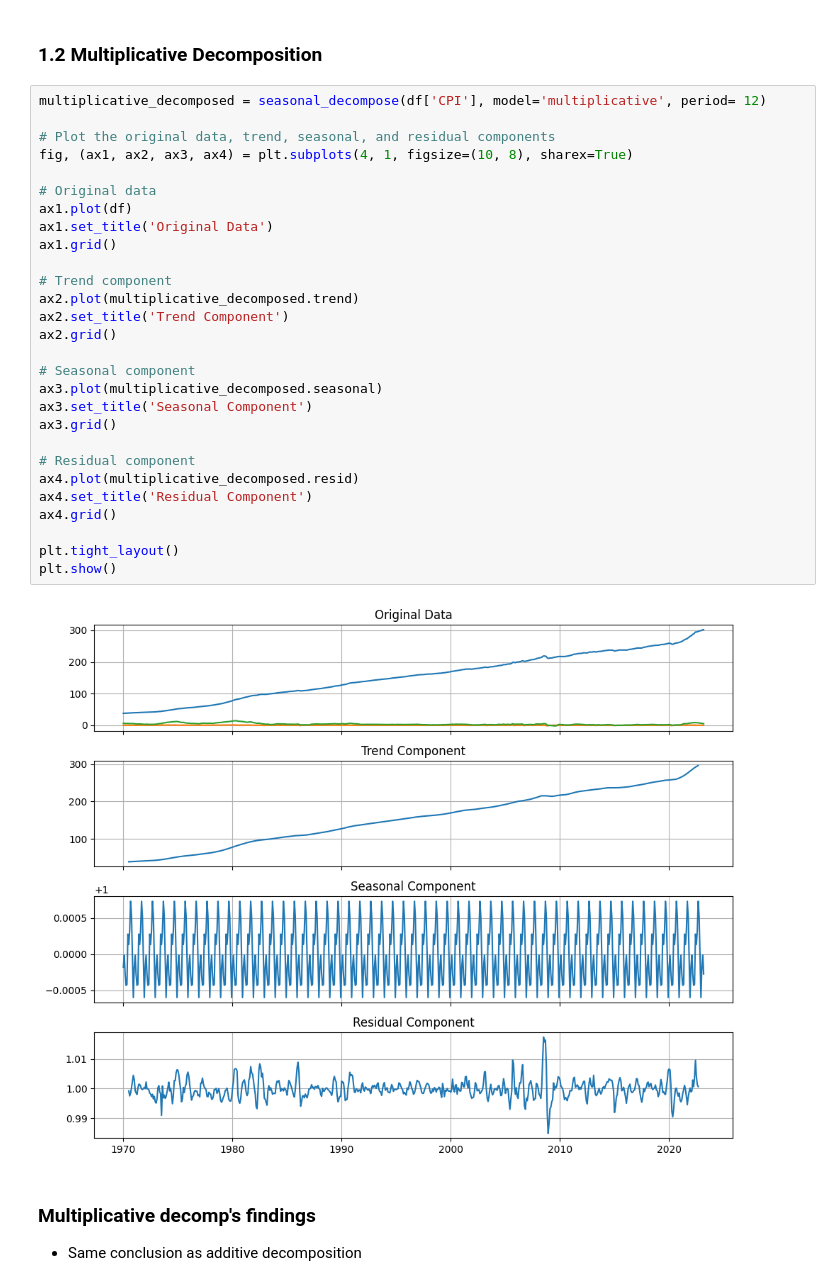
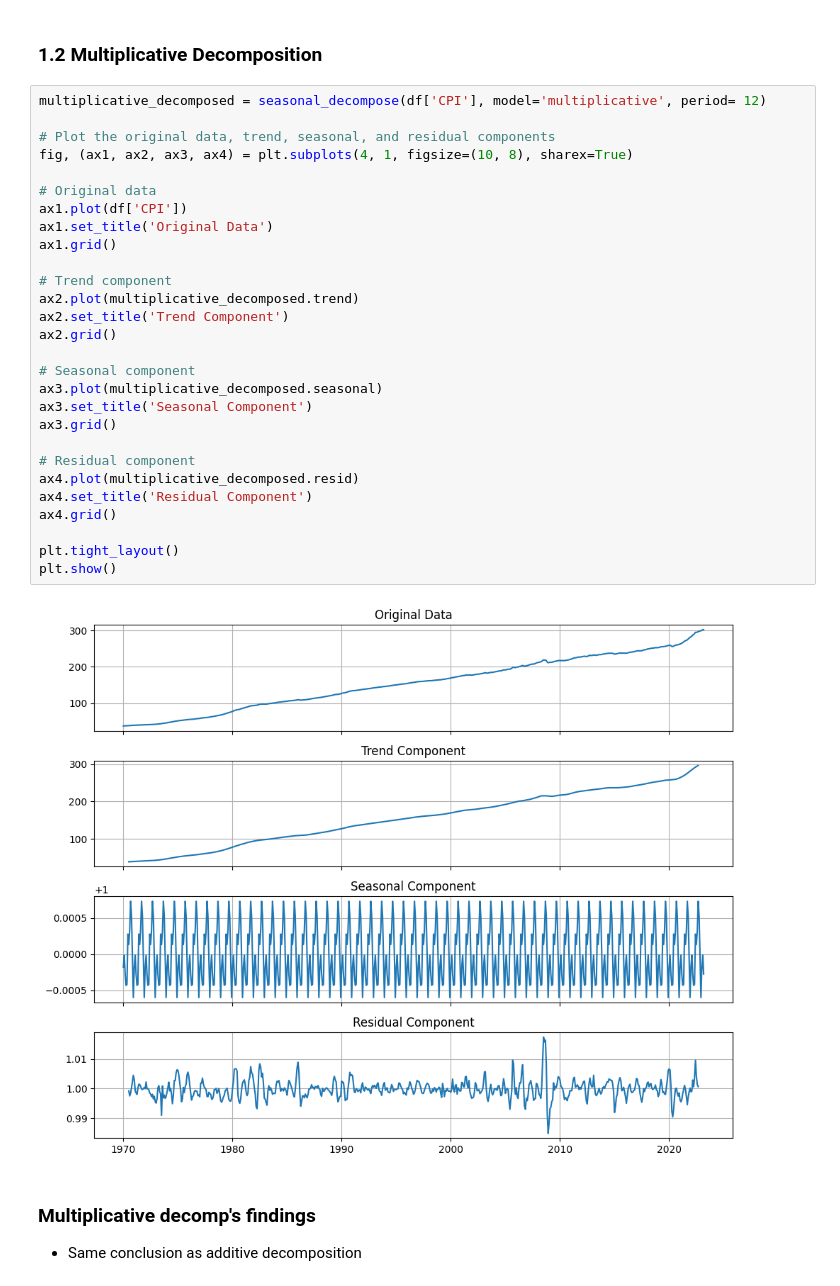
Before and after one commit to namtran6701/Inflation_Prediction, a Jupyter notebook: project_3.ipynb, the cells around one changed output. Drawn from its saved outputs; the diff is of its cells as text.

```diff
--- a/project_3.ipynb
+++ b/project_3.ipynb
@@ -78,33 +90,33 @@ Name: seasonal, dtype: float64
 # %%
 multiplicative_decomposed = seasonal_decompose(df['CPI'], model='multiplicative', period= 12)
 
 # Plot the original data, trend, seasonal, and residual components
 fig, (ax1, ax2, ax3, ax4) = plt.subplots(4, 1, figsize=(10, 8), sharex=True)
 
 # Original data
-ax1.plot(df)
+ax1.plot(df['CPI'])
 ax1.set_title('Original Data')
 ax1.grid()
 
 # Trend component
 ax2.plot(multiplicative_decomposed.trend)
 ax2.set_title('Trend Component')
 ax2.grid()
 
 # Seasonal component
 ax3.plot(multiplicative_decomposed.seasonal)
 ax3.set_title('Seasonal Component')
 ax3.grid()
 
 # Residual component
 ax4.plot(multiplicative_decomposed.resid)
 ax4.set_title('Residual Component')
 ax4.grid()
 
 plt.tight_layout()
 plt.show()
 # %% [output]
-[figure, old version]
+[figure, new version]
 # %% [markdown]
 ### Multiplicative decomp's findings
 
```
Also changed, not shown: parts of 13 cells of this notebook.
